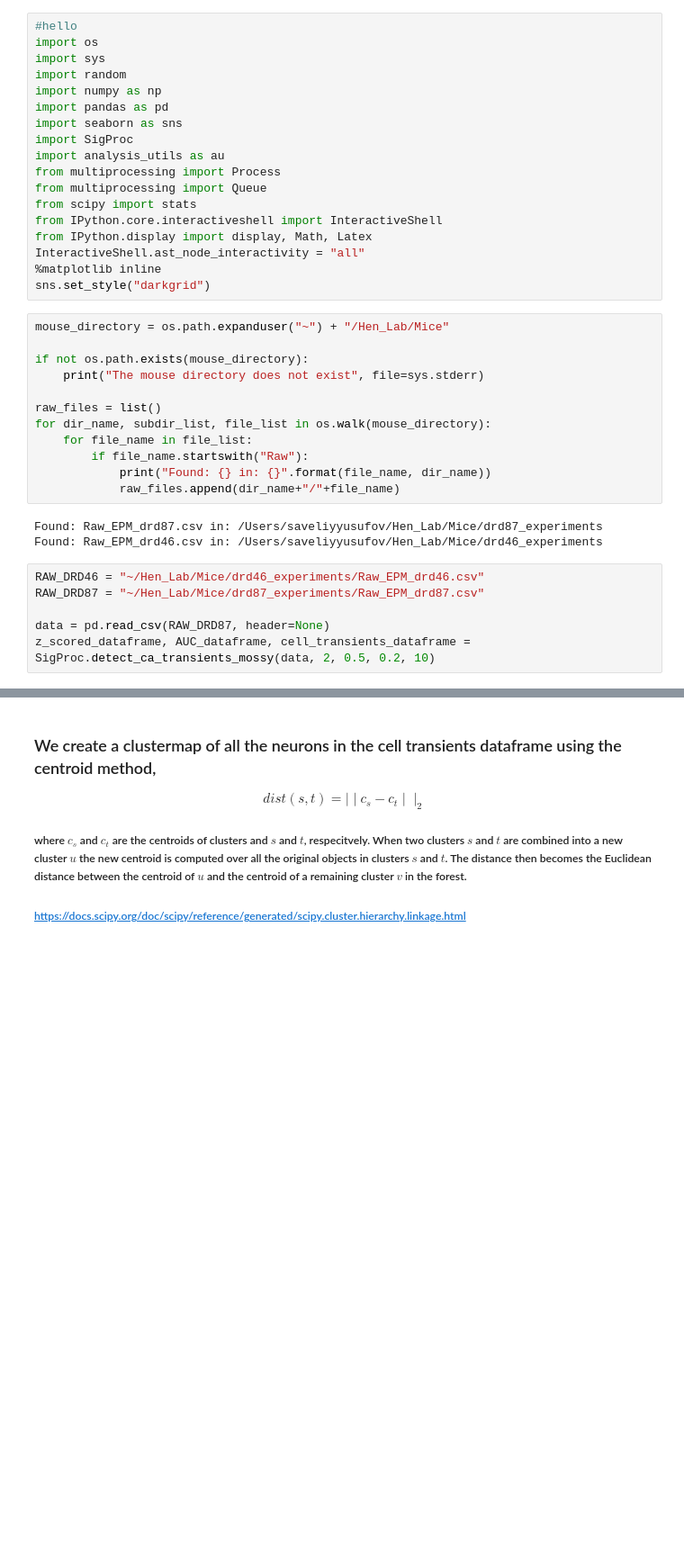
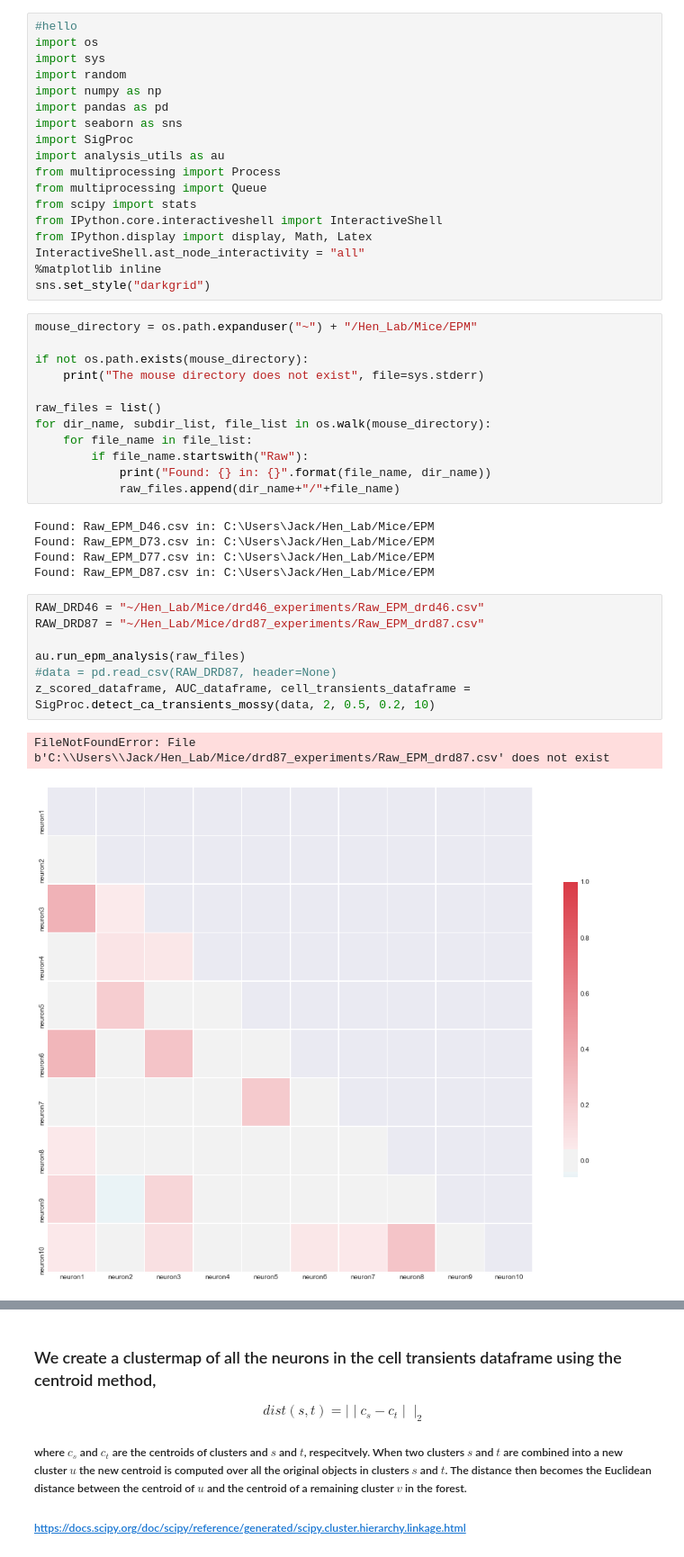
Before and after one commit to smu160/PvsNP, a Jupyter notebook: EPM_Analysis.ipynb, the cells around one changed output, grey strips where cells are left out. Shown at 90% size. Saved outputs shown, nothing was run; the diff lists cells and outputs as text; blank space fills up the shorter version.

Commit message:
updated directory path

```diff
--- a/EPM_Analysis.ipynb
+++ b/EPM_Analysis.ipynb
@@ -19,7 +19,7 @@ InteractiveShell.ast_node_interactivity = "all"
 %matplotlib inline
 sns.set_style("darkgrid")
 # %%
-mouse_directory = os.path.expanduser("~") + "/Hen_Lab/Mice"
+mouse_directory = os.path.expanduser("~") + "/Hen_Lab/Mice/EPM"
 
 if not os.path.exists(mouse_directory):
     print("The mouse directory does not exist", file=sys.stderr)
@@ -31,11 +31,17 @@ for dir_name, subdir_list, file_list in os.walk(mouse_directory):
             print("Found: {} in: {}".format(file_name, dir_name))
             raw_files.append(dir_name+"/"+file_name)
 # %% [output]
-Found: Raw_EPM_drd87.csv in: /Users/saveliyyusufov/Hen_Lab/Mice/drd87_experiments
-Found: Raw_EPM_drd46.csv in: /Users/saveliyyusufov/Hen_Lab/Mice/drd46_experiments
+Found: Raw_EPM_D46.csv in: C:\Users\Jack/Hen_Lab/Mice/EPM
+Found: Raw_EPM_D73.csv in: C:\Users\Jack/Hen_Lab/Mice/EPM
+Found: Raw_EPM_D77.csv in: C:\Users\Jack/Hen_Lab/Mice/EPM
+Found: Raw_EPM_D87.csv in: C:\Users\Jack/Hen_Lab/Mice/EPM
 # %%
 RAW_DRD46 = "~/Hen_Lab/Mice/drd46_experiments/Raw_EPM_drd46.csv"
 RAW_DRD87 = "~/Hen_Lab/Mice/drd87_experiments/Raw_EPM_drd87.csv"
 
-data = pd.read_csv(RAW_DRD87, header=None)
+au.run_epm_analysis(raw_files)
+#data = pd.read_csv(RAW_DRD87, header=None)
 z_scored_dataframe, AUC_dataframe, cell_transients_dataframe = SigProc.detect_ca_transients_mossy(data, 2, 0.5, 0.2, 10)
+# %% [output]
+FileNotFoundError: File b'C:\\Users\\Jack/Hen_Lab/Mice/drd87_experiments/Raw_EPM_drd87.csv' does not exist
+[figure, added]
```
Also changed, not shown: parts of 12 cells of this notebook.
